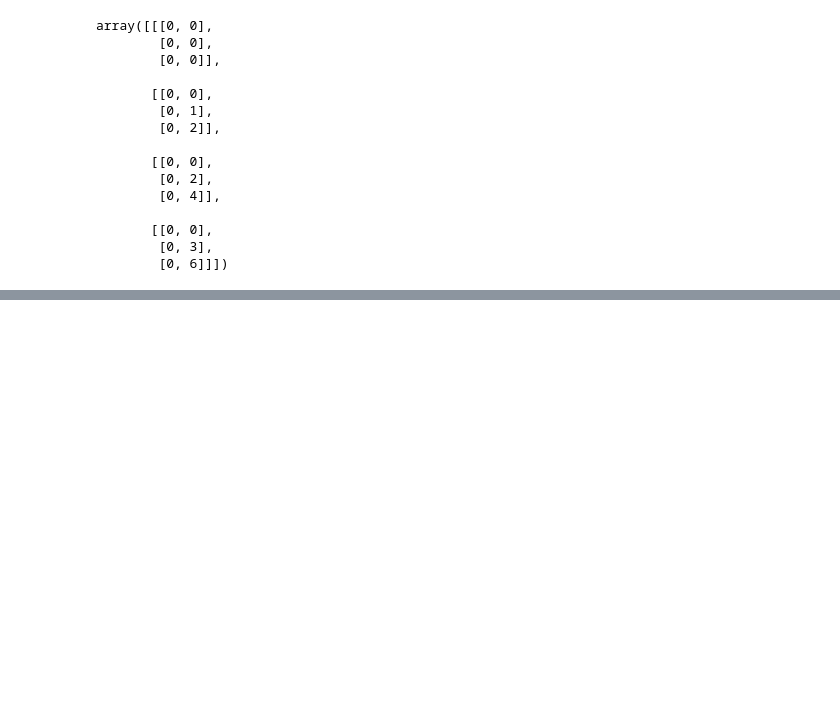
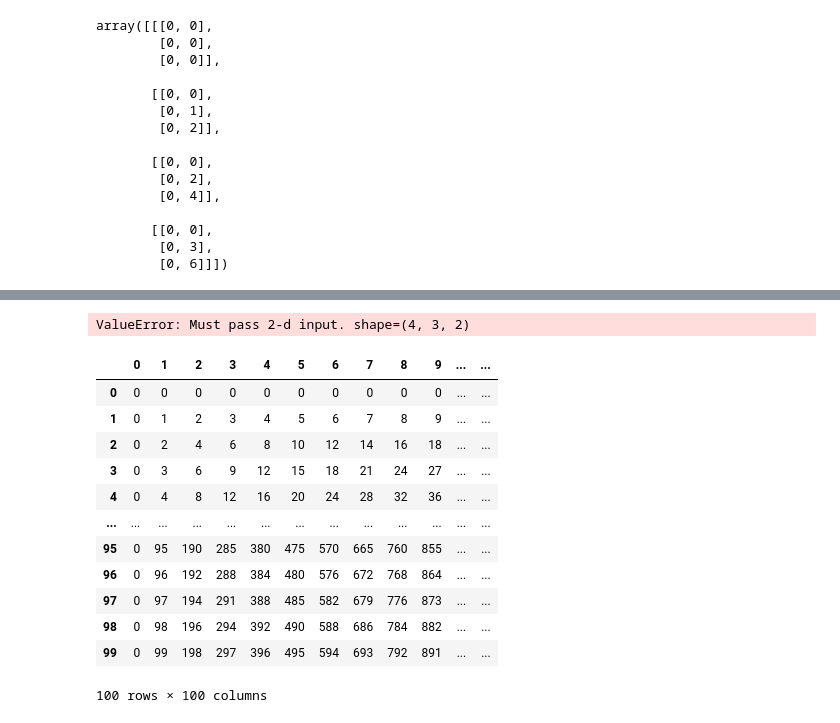
Before and after one commit to FazlullahBokhari/python-Labraries, a Jupyter notebook: Numpy.ipynb, the cells around one changed output, grey strips where cells are left out. Saved outputs shown, nothing was run; the diff lists cells and outputs as text; code cells hidden in the pictures; blank space fills up the shorter version.

```diff
--- a/Numpy.ipynb
+++ b/Numpy.ipynb
@@ -135,0 +180,22 @@ array([[[[0, 0],
+# %%
+pd.DataFrame(a)
+# %% [output]
+ValueError: Must pass 2-d input. shape=(4, 3, 2)
+# %%
+a = np.fromfunction(lambda i, j: i*j, (100,100), dtype=int)
+# %%
+pd.DataFrame(a)
+# %% [output]
+|  | 0 | 1 | 2 | 3 | 4 | 5 | 6 | 7 | 8 | 9 | ... | ... |
+| 0 | 0 | 0 | 0 | 0 | 0 | 0 | 0 | 0 | 0 | 0 | ... | ... |
+| 1 | 0 | 1 | 2 | 3 | 4 | 5 | 6 | 7 | 8 | 9 | ... | ... |
+| 2 | 0 | 2 | 4 | 6 | 8 | 10 | 12 | 14 | 16 | 18 | ... | ... |
+| 3 | 0 | 3 | 6 | 9 | 12 | 15 | 18 | 21 | 24 | 27 | ... | ... |
+| 4 | 0 | 4 | 8 | 12 | 16 | 20 | 24 | 28 | 32 | 36 | ... | ... |
+| ... | ... | ... | ... | ... | ... | ... | ... | ... | ... | ... | ... | ... |
+| 95 | 0 | 95 | 190 | 285 | 380 | 475 | 570 | 665 | 760 | 855 | ... | ... |
+| 96 | 0 | 96 | 192 | 288 | 384 | 480 | 576 | 672 | 768 | 864 | ... | ... |
+| 97 | 0 | 97 | 194 | 291 | 388 | 485 | 582 | 679 | 776 | 873 | ... | ... |
+| 98 | 0 | 98 | 196 | 294 | 392 | 490 | 588 | 686 | 784 | 882 | ... | ... |
+| 99 | 0 | 99 | 198 | 297 | 396 | 495 | 594 | 693 | 792 | 891 | ... | ... |
+100 rows × 100 columns
```
Also changed, not shown: parts of 42 cells of this notebook.
